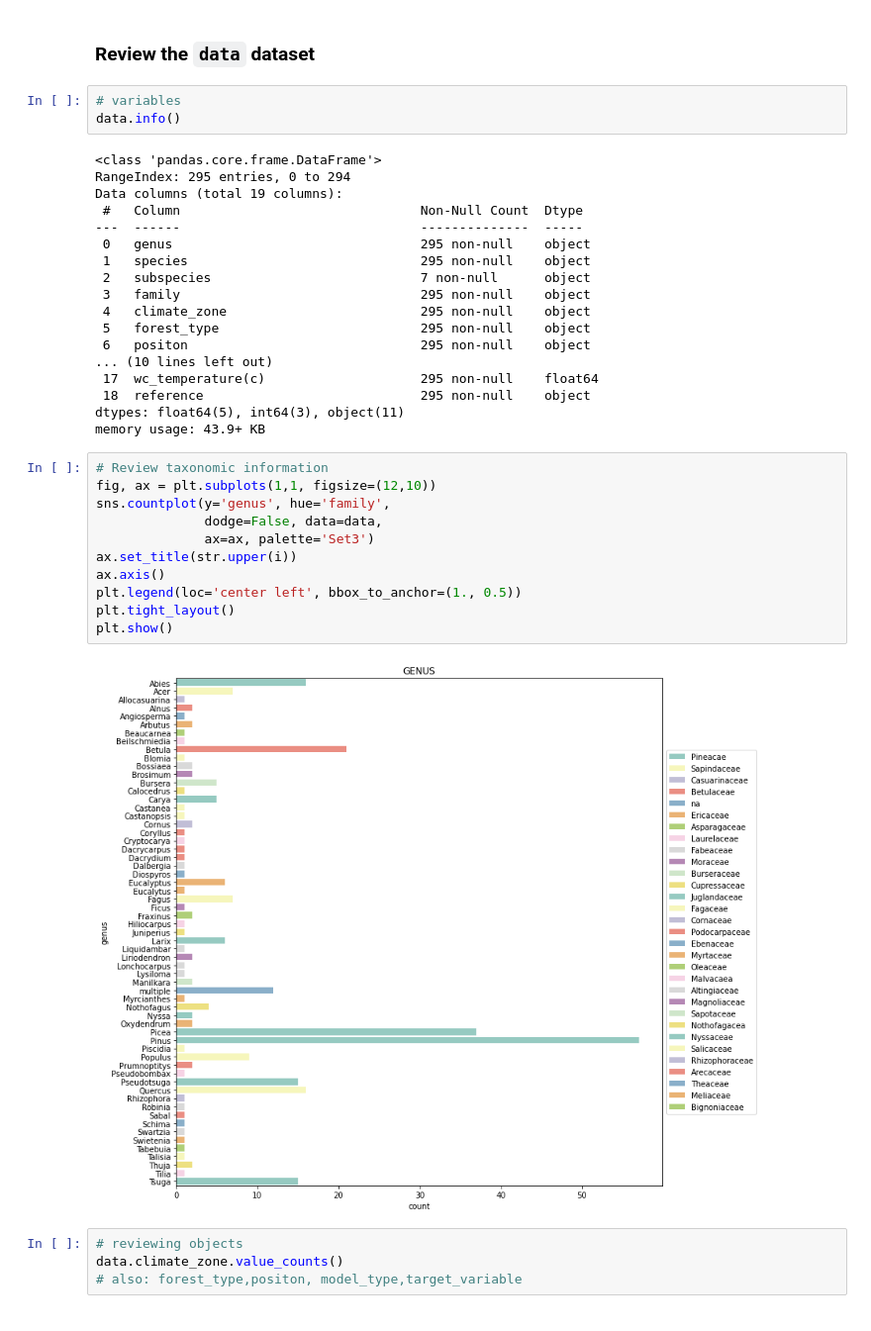
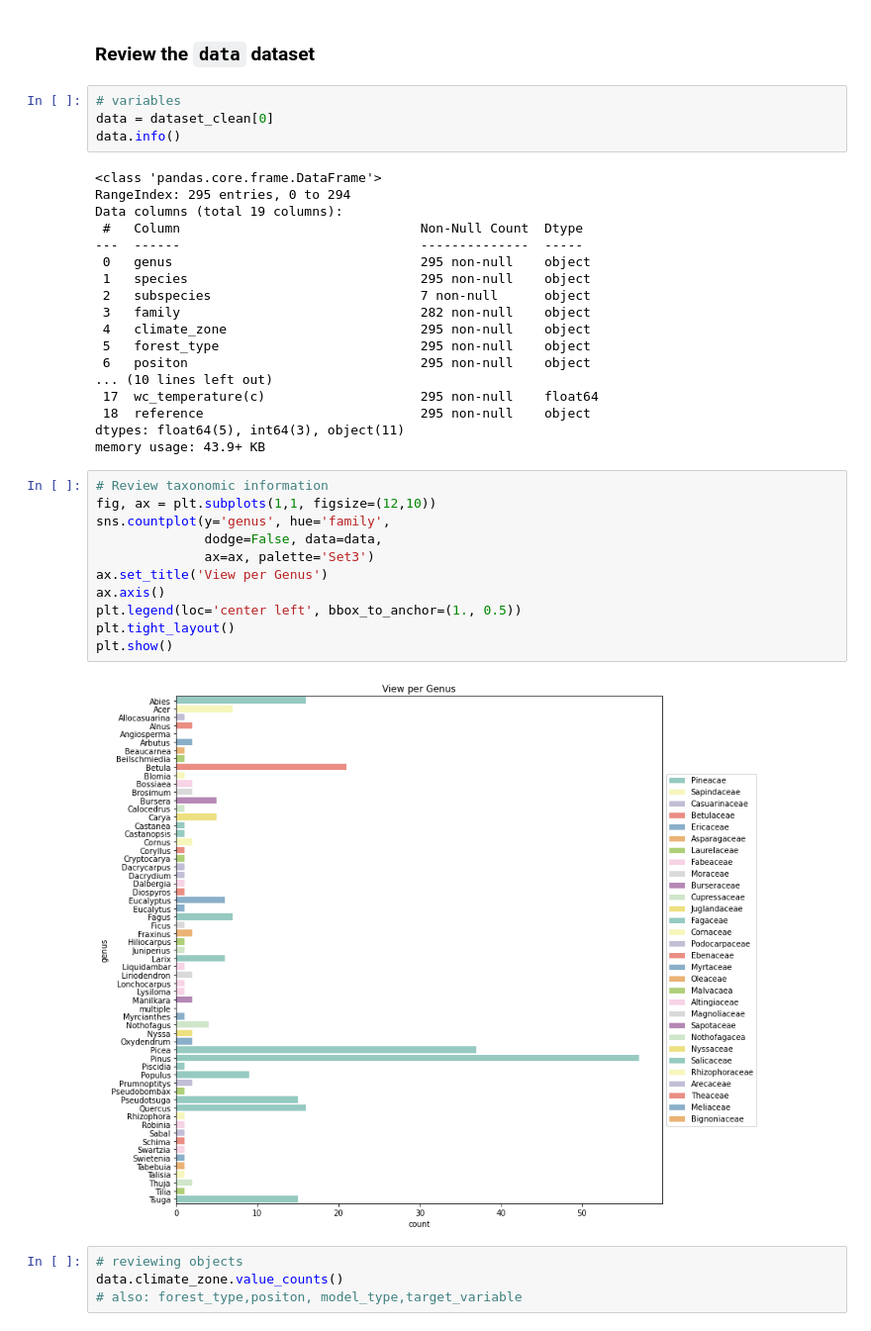
Before and after one commit to yodavo/moja-global-analysis, a Jupyter notebook: 2021-12-08_Task0-MOESM/Hamon.ipynb, the cells around one changed output. Shown at 99% size. Saved outputs shown, nothing was run; the diff lists cells and outputs as text.

```diff
--- a/2021-12-08_Task0-MOESM/Hamon.ipynb
+++ b/2021-12-08_Task0-MOESM/Hamon.ipynb
@@ -189,6 +206,7 @@ Warning: Total number of columns (33) exceeds max_columns (20) limiting to first
 ### **Review the `data` dataset**
 # %%
 # variables
+data = dataset_clean[0]
 data.info()
 # %% [output]
 <class 'pandas.core.frame.DataFrame'>
@@ -199,7 +217,7 @@ Data columns (total 19 columns):
  0   genus                                295 non-null    object
  1   species                              295 non-null    object
  2   subspecies                           7 non-null      object
- 3   family                               295 non-null    object
+ 3   family                               282 non-null    object
  4   climate_zone                         295 non-null    object
  5   forest_type                          295 non-null    object
  6   positon                              295 non-null    object
@@ -211,16 +229,16 @@ memory usage: 43.9+ KB
 # %%
 # Review taxonomic information
 fig, ax = plt.subplots(1,1, figsize=(12,10))
 sns.countplot(y='genus', hue='family',
               dodge=False, data=data,
               ax=ax, palette='Set3')
-ax.set_title(str.upper(i))
+ax.set_title('View per Genus')
 ax.axis()
 plt.legend(loc='center left', bbox_to_anchor=(1., 0.5))
 plt.tight_layout()
 plt.show()
 # %% [output]
-[figure, old version]
+[figure, new version]
 # %%
 # reviewing objects
 data.climate_zone.value_counts()
```
Also changed, not shown: parts of 18 cells of this notebook.
